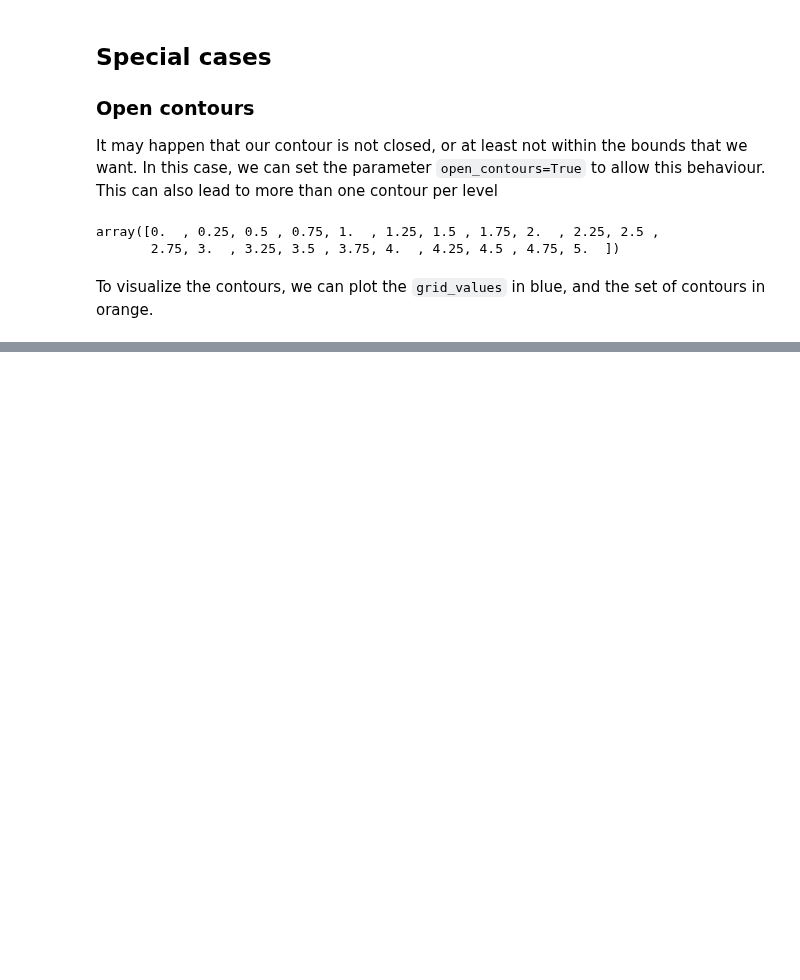
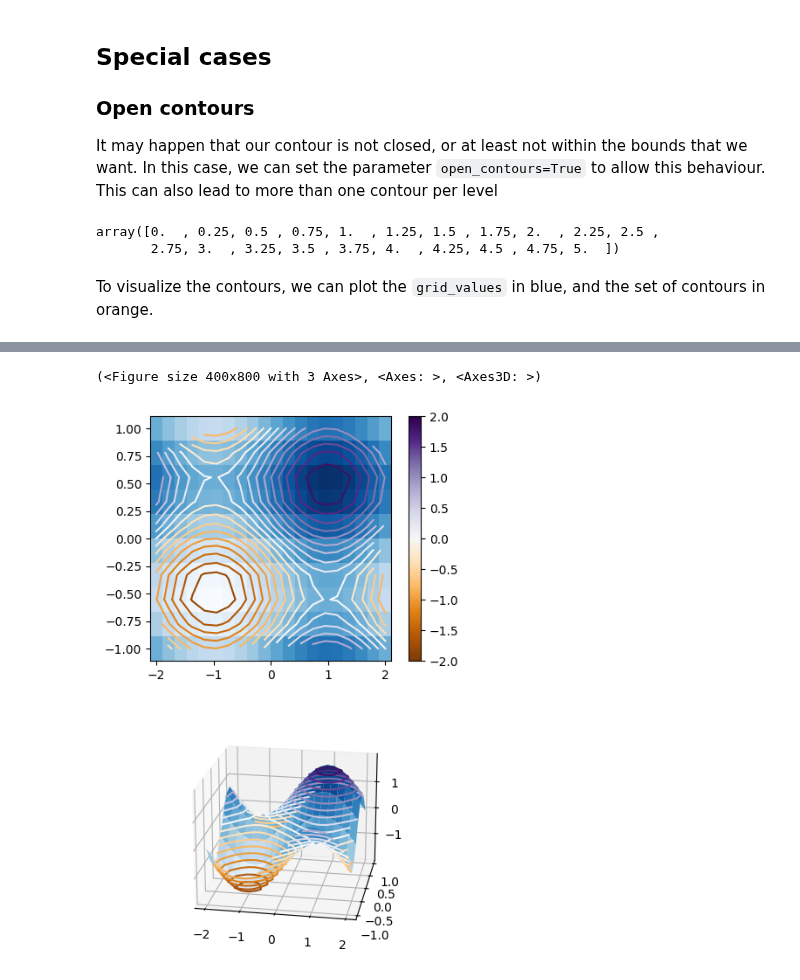
Before and after one commit to piskunow/fermi-contours, a Jupyter notebook: docs/tutorial.ipynb, the cells around one changed output, grey strips where cells are left out. Saved outputs shown, nothing was run; the diff lists cells and outputs as text; code cells hidden in the pictures; blank space fills up the shorter version.

```diff
--- a/docs/tutorial.ipynb
+++ b/docs/tutorial.ipynb
@@ -160,0 +129,11 @@ If we want that contours wrap around the edges of our grid, we can set the param
+# %%
+def surface_periodic(x, y):
+    period = np.pi
+    return np.sin(period * x / 2) + np.sin(period * y )
+# %%
+squares_periodic = ms.MarchingSquares(
+    func=surface_periodic,
+    res=[20, 10],
+    bounds=[[-2,2], [-1, 1]],
+    periodic=False,
+)
@@ -160,0 +146,7 @@ If we want that contours wrap around the edges of our grid, we can set the param
+# %%
+contours_periodic = [squares_periodic(l) for l in levels_periodic]
+# %%
+plot_contours(squares_periodic, levels=levels_periodic, contours=contours_periodic, cmap=plt.cm.PuOr)
+# %% [output]
+(<Figure size 400x800 with 3 Axes>, <Axes: >, <Axes3D: >)
+[figure, added]
```
Also changed, not shown: parts of 9 cells of this notebook, 2 other files.
